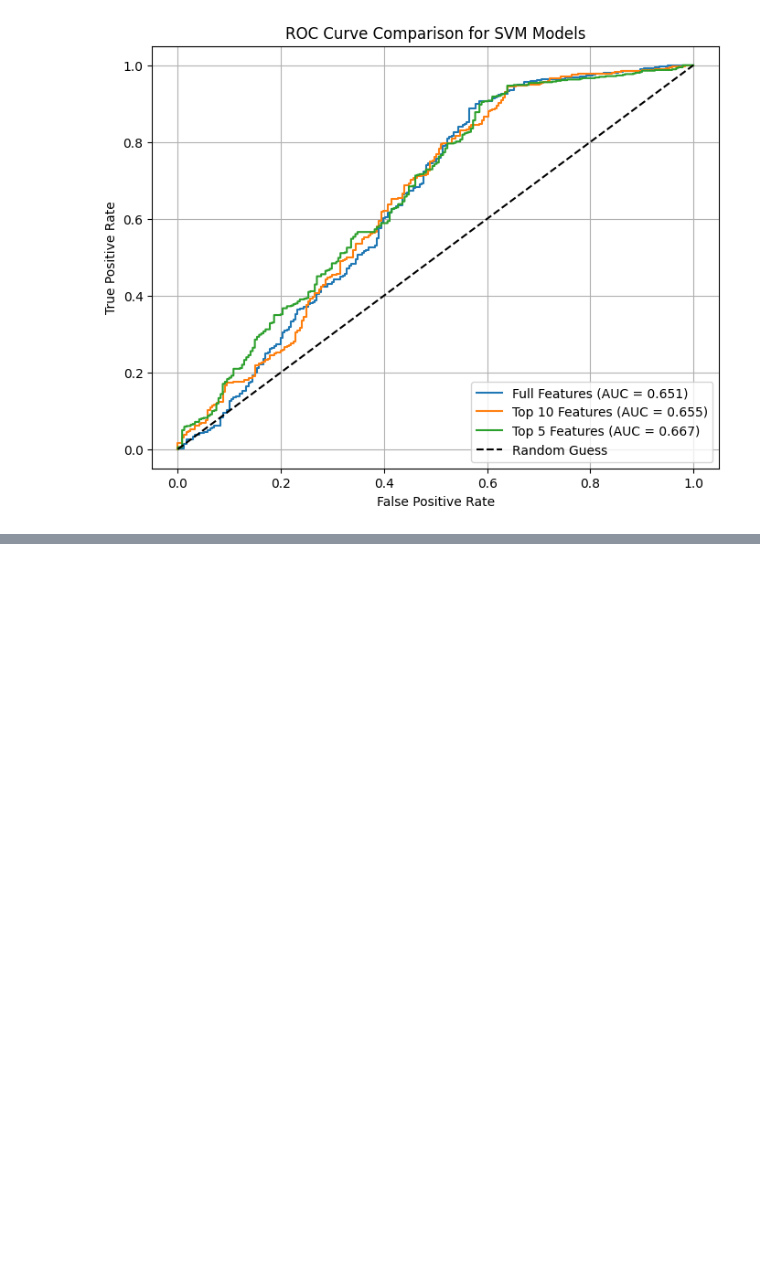
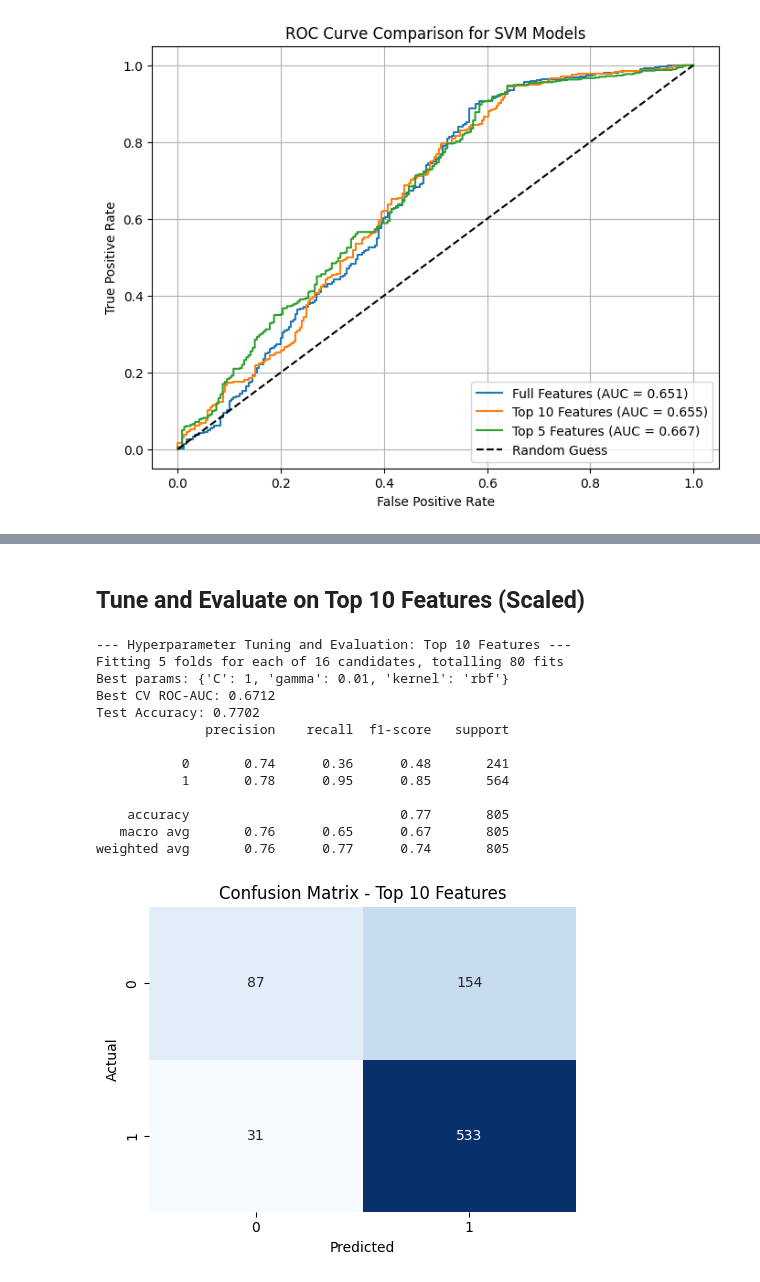
Before and after one commit to MichaelYemane707/breast_cancer_prediction, a Jupyter notebook: SVM.ipynb, the cells around one changed output, grey strips where cells are left out. Cells and saved outputs as stored; diff of their text form; code cells hidden in the pictures; blank space fills up the shorter version.

```diff
--- a/SVM.ipynb
+++ b/SVM.ipynb
@@ -235,0 +300,22 @@ plt.show()
+# %% [markdown]
+## Tune and Evaluate on Top 10 Features (Scaled)
+# %%
+scaler_10 = StandardScaler()
+X_train_top10 = scaler_10.fit_transform(X_train[top10_features])
+X_test_top10 = scaler_10.transform(X_test[top10_features])
+fpr_10, tpr_10, auc_10, name_10 = tune_and_evaluate(X_train_top10, X_test_top10, "Top 10 Features")
+# %% [output]
+--- Hyperparameter Tuning and Evaluation: Top 10 Features ---
+Fitting 5 folds for each of 16 candidates, totalling 80 fits
+Best params: {'C': 1, 'gamma': 0.01, 'kernel': 'rbf'}
+Best CV ROC-AUC: 0.6712
+Test Accuracy: 0.7702
+              precision    recall  f1-score   support
+
+           0       0.74      0.36      0.48       241
+           1       0.78      0.95      0.85       564
+
+    accuracy                           0.77       805
+   macro avg       0.76      0.65      0.67       805
+weighted avg       0.76      0.77      0.74       805
+[figure, added]
```
Also changed, not shown: parts of 22 cells of this notebook.
